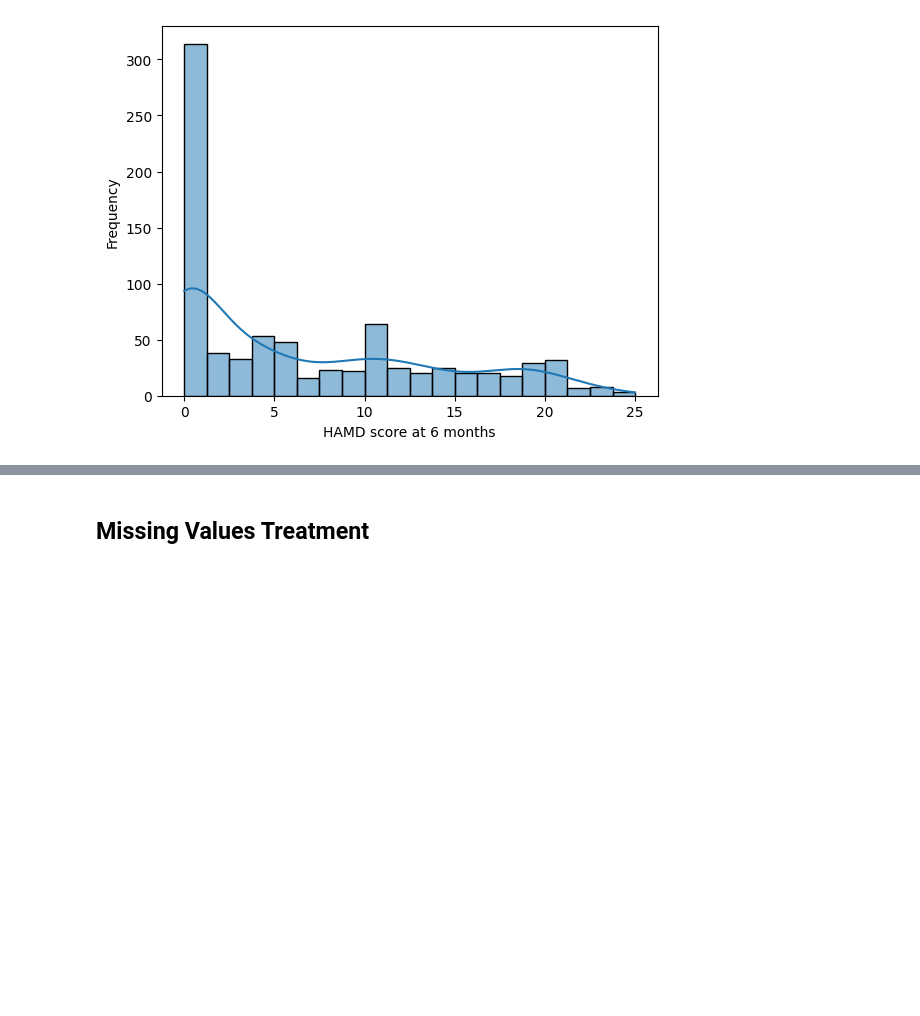
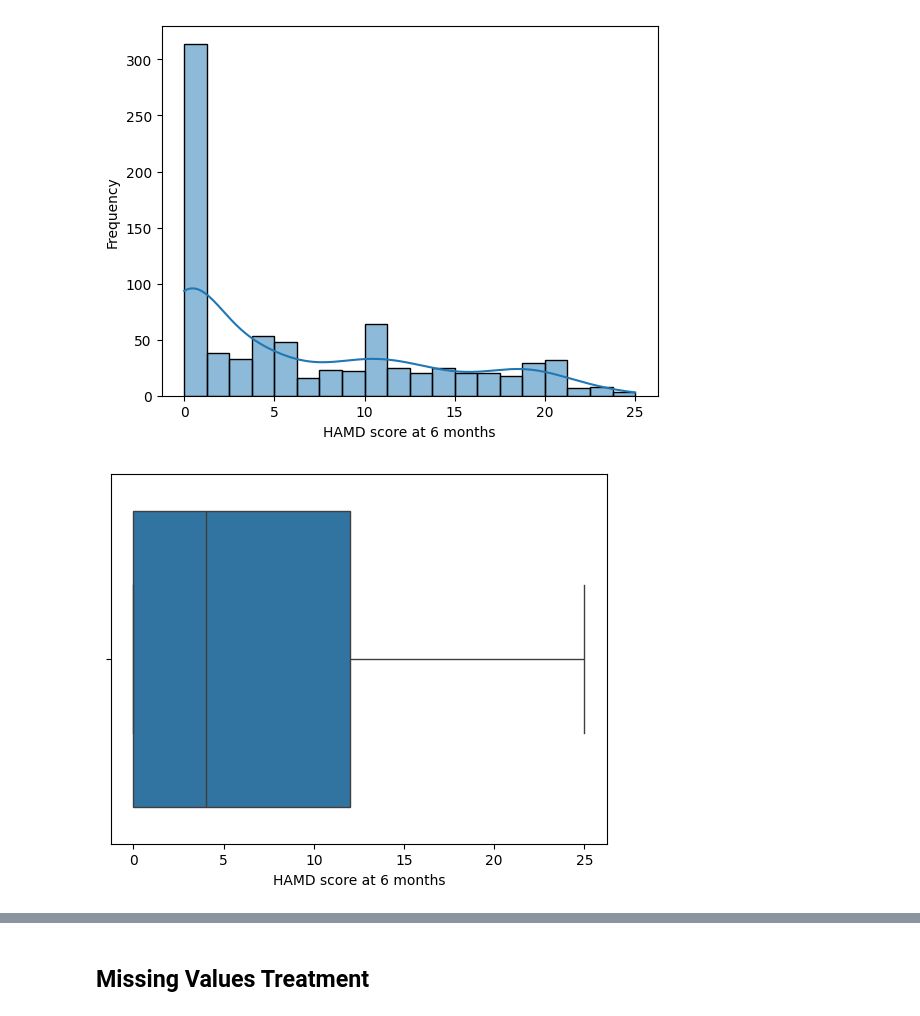
Before and after one commit to Armina101/Postpartum-depression-prediction-model, a Jupyter notebook: postpartum_depression_prediction.ipynb, the cells around one changed output, grey strips where cells are left out. Cells and saved outputs as stored; diff of their text form; code cells hidden in the pictures; blank space fills up the shorter version.

```diff
--- a/postpartum_depression_prediction.ipynb
+++ b/postpartum_depression_prediction.ipynb
@@ -113,3 +113,9 @@ plt.ylabel("Frequency")
 plt.show()
 # %% [output]
 [figure]
+# %%
+sns.boxplot(x=df[input_target_class])
+plt.xlabel("HAMD score at 6 months")
+plt.show()
+# %% [output]
+[figure, added]
```
Also changed, not shown: parts of 2 cells of this notebook.
